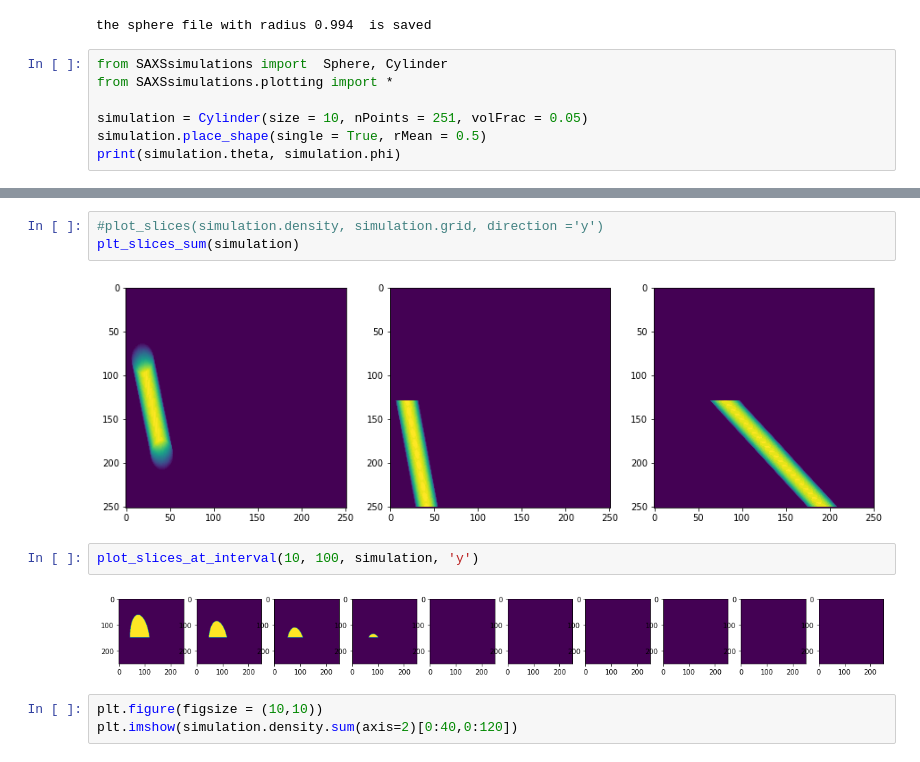
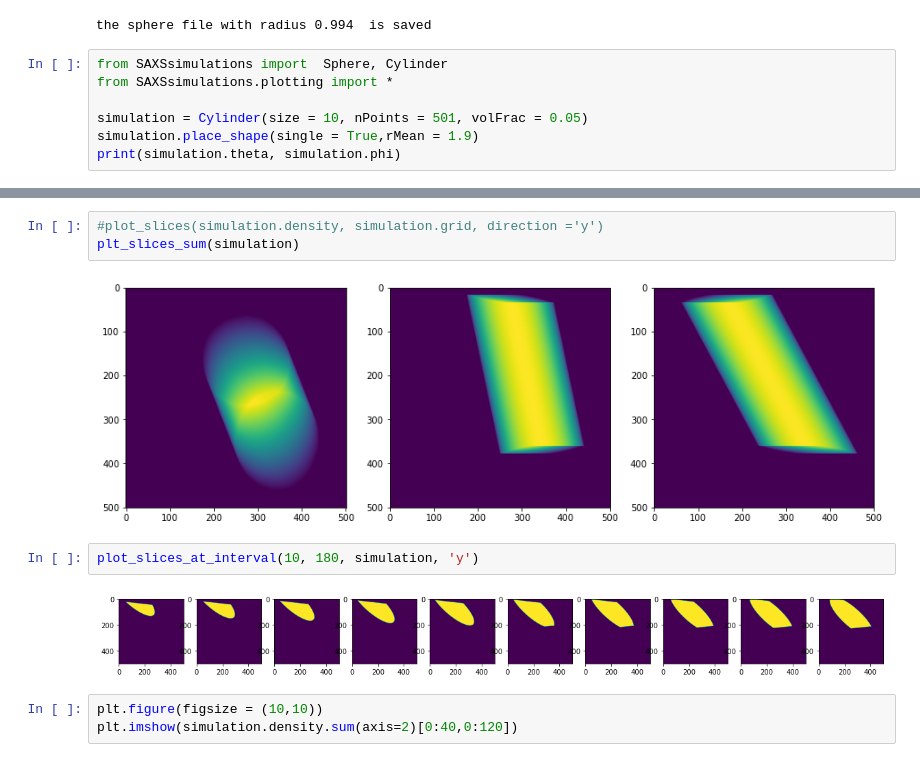
Before and after one commit to sofyalaski/SAXS-simulations, a Jupyter notebook: creating_forms.ipynb, the cells around one changed output, grey strips where cells are left out. Drawn from its saved outputs; the diff is of its cells as text.

```diff
--- a/creating_forms.ipynb
+++ b/creating_forms.ipynb
@@ -81,7 +81,7 @@ the sphere file with radius 0.994  is saved
 from SAXSsimulations import  Sphere, Cylinder
 from SAXSsimulations.plotting import *
 
-simulation = Cylinder(size = 10, nPoints = 251, volFrac = 0.05)
-simulation.place_shape(single = True, rMean = 0.5)
+simulation = Cylinder(size = 10, nPoints = 501, volFrac = 0.05)
+simulation.place_shape(single = True,rMean = 1.9)
 print(simulation.theta, simulation.phi)
 # %% [output]
@@ -110,11 +110,11 @@ plot_3D_structure(simulation.density, simulation.grid, realspace=True)
 #plot_slices(simulation.density, simulation.grid, direction ='y')
 plt_slices_sum(simulation)
 # %% [output]
-[figure, old version]
+[figure, new version]
 # %%
-plot_slices_at_interval(10, 100, simulation, 'y')
+plot_slices_at_interval(10, 180, simulation, 'y')
 # %% [output]
-[figure, old version]
+[figure, new version]
 # %%
 plt.figure(figsize = (10,10))
 plt.imshow(simulation.density.sum(axis=2)[0:40,0:120])
```
Also changed, not shown: parts of 3 cells of this notebook, 1 other file.
